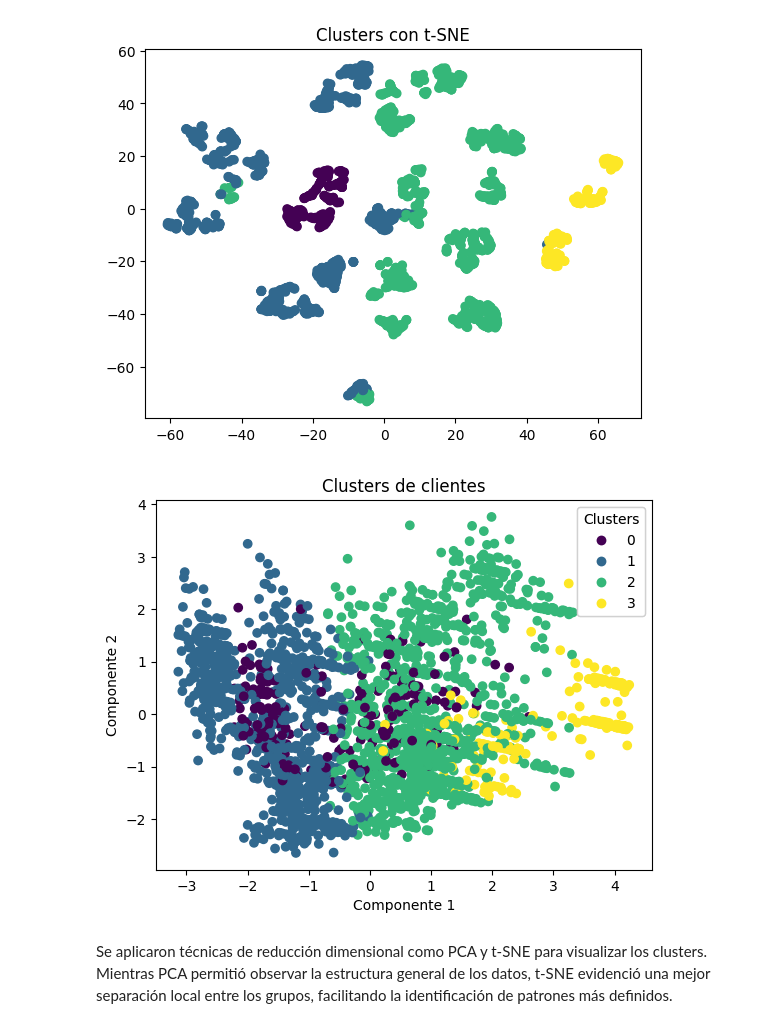
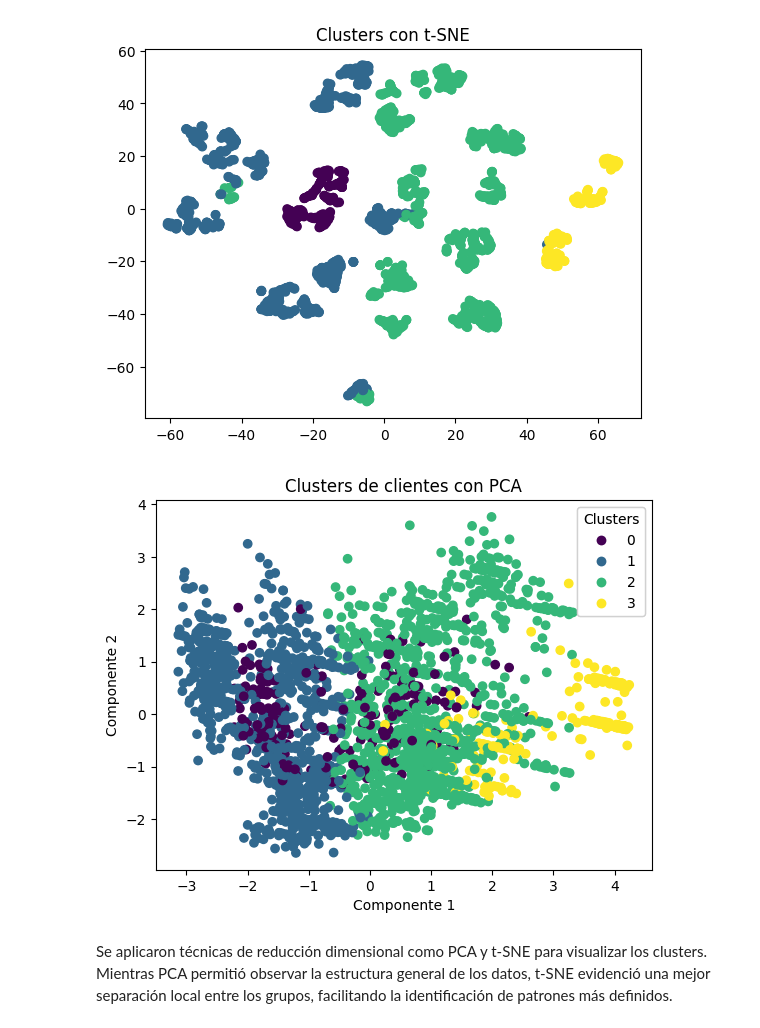
Before and after one commit to Carol-MamaniCh/ABPM7, a Jupyter notebook: ProyectoM7.ipynb, the cells around one changed output. Saved outputs shown, nothing was run; the diff lists cells and outputs as text; code cells hidden in the pictures.

```diff
--- a/ProyectoM7.ipynb
+++ b/ProyectoM7.ipynb
@@ -265,21 +265,22 @@ plt.show()
 # %%
 #Se aplica PCA para ver los grupos con 2 componentes principales
 pca = PCA(n_components=2)
 X_pca = pca.fit_transform(X_scaled)
 
 scatter = plt.scatter(X_pca[:,0], X_pca[:,1], c=clusters_k, cmap='viridis')
 
 plt.xlabel("Componente 1")
 plt.ylabel("Componente 2")
-plt.title("Clusters de clientes")
+plt.title("Clusters de clientes con PCA")
 
 # Crear leyenda
 legend = plt.legend(*scatter.legend_elements(), title="Clusters")
 plt.gca().add_artist(legend)
 
+plt.savefig("Clusters con PCA.png", dpi=300, bbox_inches="tight")
 plt.show()
 # %% [output]
-[figure, old version]
+[figure, new version]
 # %% [markdown]
 Se aplicaron técnicas de reducción dimensional como PCA y t-SNE para visualizar los clusters. Mientras PCA permitió observar la estructura general de los datos, t-SNE evidenció una mejor separación local entre los grupos, facilitando la identificación de patrones más definidos.
 # %% [markdown]
```
Also changed, not shown: parts of 4 cells of this notebook, 5 other files.
